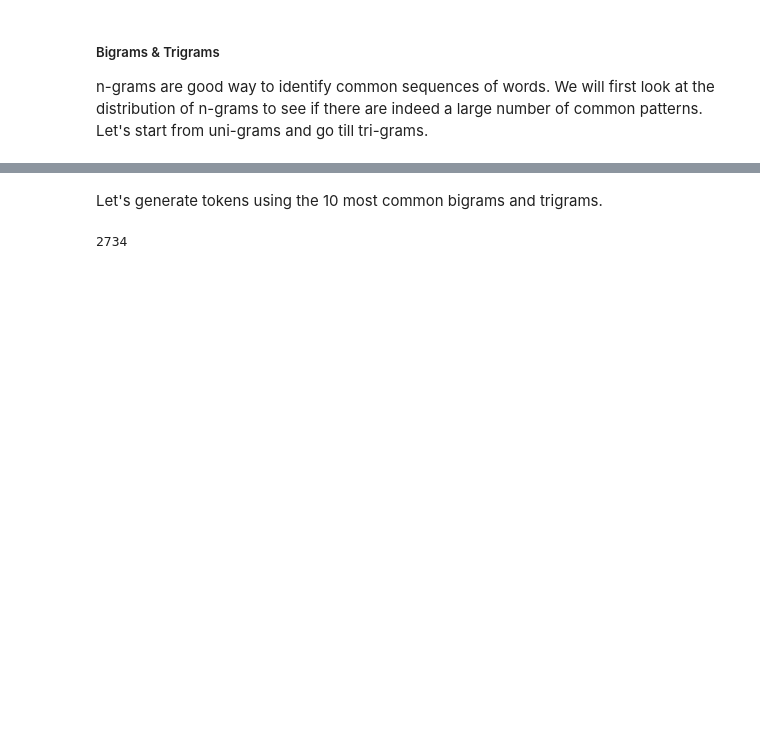
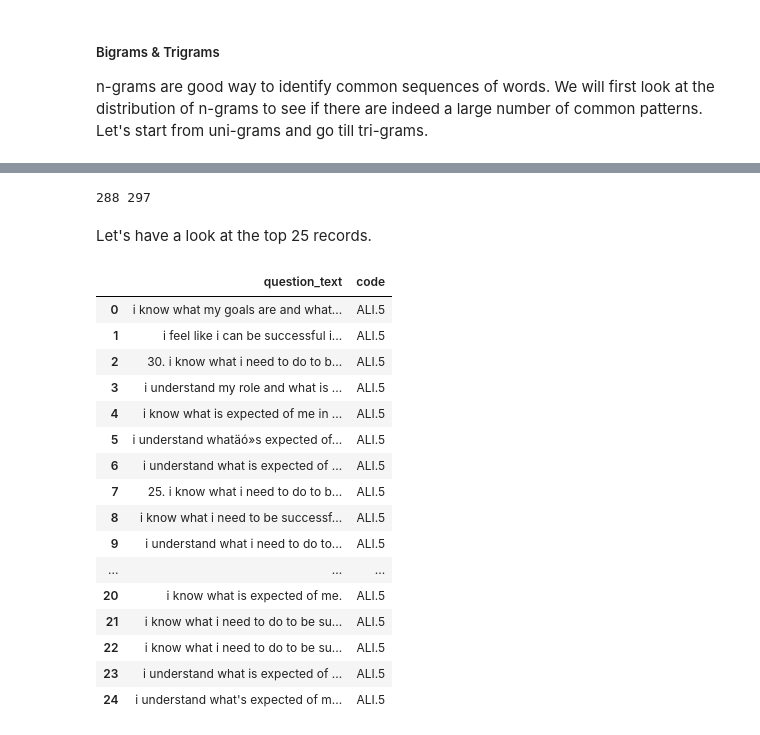
Before and after one commit to codeBehindMe/stream_question_text_classify, a Jupyter notebook: learning/wrangle_explore.ipynb, the cells around one changed output, grey strips where cells are left out. Drawn from its saved outputs; the diff is of its cells as text; code cells hidden in the pictures; blank space fills up the shorter version.

```diff
--- a/learning/wrangle_explore.ipynb
+++ b/learning/wrangle_explore.ipynb
@@ -117,13 +92,27 @@ def getMWETokens(string, tokenizer):
-# %% [markdown]
-Let's generate tokens using the 10 most common bigrams and trigrams.
-# %%
-# Get the tokenizer.
-_mweTokenizer = getMWETokenizer(_bigrams.most_common(10) + _trigrams.most_common(10))
-# Map the token generation function
-_mweWordBag = map(lambda x: getMWETokens(x, _mweTokenizer), _data['question_text'].tolist())
-
-# Flatten
-_mweWordBagFlat = _mweWordBagFlat = [word for wordList in list(_mweWordBag) for word in wordList]
-len(_mweWordBagFlat)
-# %% [output]
-2734
+# %%
+r_duplicates = _data.drop_duplicates()
+print(r_duplicates.shape[0], _data.shape[0])
+# %% [output]
+288 297
+# %% [markdown]
+Let's have a look at the top 25 records.
+# %%
+r_duplicates.head(25)
+# %% [output]
+|  | question_text | code |
+| 0 | i know what my goals are and what... | ALI.5 |
+| 1 | i feel like i can be successful i... | ALI.5 |
+| 2 | 30. i know what i need to do to b... | ALI.5 |
+| 3 | i understand my role and what is ... | ALI.5 |
+| 4 | i know what is expected of me in ... | ALI.5 |
+| 5 | i understand whatäó»s expected of... | ALI.5 |
+| 6 | i understand what is expected of ... | ALI.5 |
+| 7 | 25. i know what i need to do to b... | ALI.5 |
+| 8 | i know what i need to be successf... | ALI.5 |
+| 9 | i understand what i need to do to... | ALI.5 |
+| ... | ... | ... |
+| 20 | i know what is expected of me. | ALI.5 |
+| 21 | i know what i need to do to be su... | ALI.5 |
+| 22 | i know what i need to do to be su... | ALI.5 |
+| 23 | i understand what is expected of ... | ALI.5 |
+| 24 | i understand what's expected of m... | ALI.5 |
```
Also changed, not shown: parts of 8 cells of this notebook, 3 other files.
